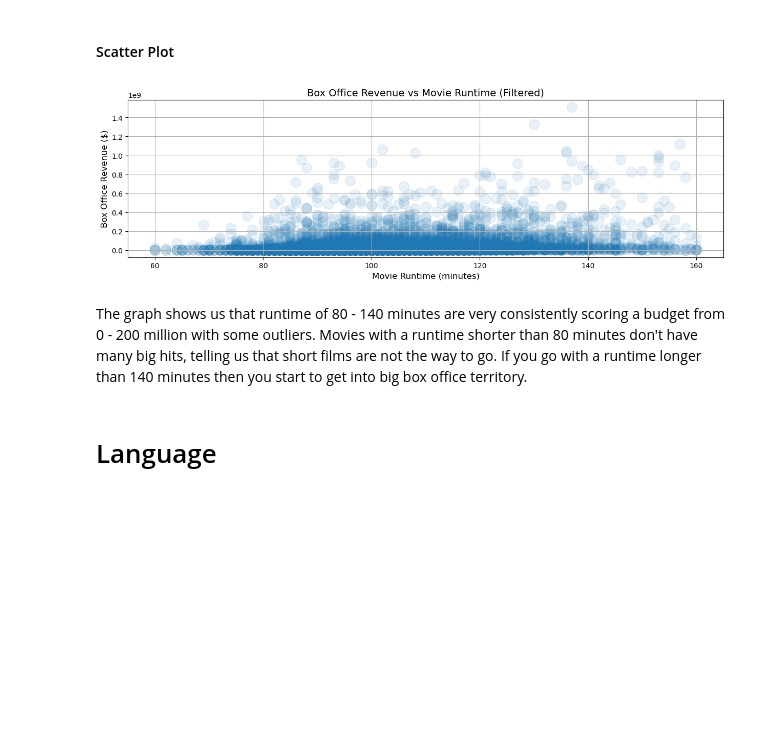
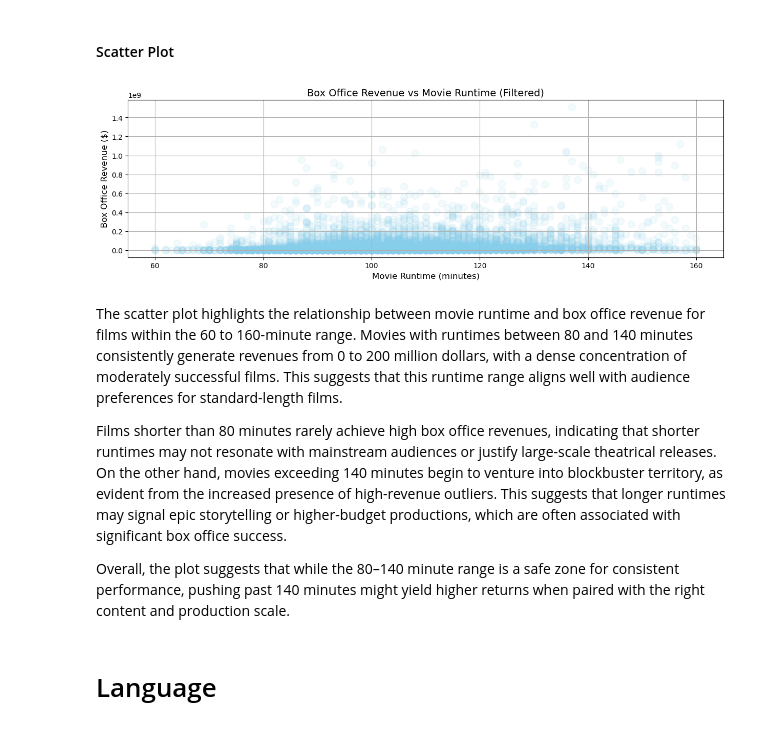
Before and after one commit to epfl-ada/ada-2024-project-conquistada, a Jupyter notebook: analysis_erik.ipynb, the cells around one changed output. Cells and saved outputs as stored; diff of their text form; code cells hidden in the pictures; blank space fills up the shorter version.

```diff
--- a/analysis_erik.ipynb
+++ b/analysis_erik.ipynb
@@ -59,5 +59,7 @@ tmdb = pd.read_csv(PATH + 'TMDB.csv', sep=',', header=0)
 tmdb.columns = ['id', 'Movie name', 'vote_average', 'vote_count' , 'status' , 'release_date' , 'revenue', 'runtime', 'adult', 'backdrop_path', 'budget', 'homepage', 'imdb_id', 'original_language', 'original_title', 'overview', 'popularity', 'poster_path', 'tagline', 'genres', 'production_companies', 'production_countries', 'spoken_languages', 'keywords' , 'net revenue', 'revenue/budget']
 tmdb['Extracted Genres'] = tmdb['genres'].apply(str_to_list)
 tmdb['Extracted Languages'] = tmdb['spoken_languages'].apply(str_to_list)
+# %%
+GRAPH_COLORS = ['skyblue', 'red']
 # %% [markdown]
 # Histogram of Box Office Revenue
@@ -83,19 +95,23 @@ plt.show()
 # %%
 # Filter out movies with runtime > 300 minutes and revenue > 1e9
 filtered_movies = movies[(movies['Movie runtime'] <= 160) &
                                  (movies['Movie runtime'] >= 60)]
 
 plt.figure(figsize=(15, 4))
-plt.scatter(filtered_movies['Movie runtime'], filtered_movies['Movie box office revenue'], alpha=0.1, s=200)
+plt.scatter(filtered_movies['Movie runtime'], filtered_movies['Movie box office revenue'], alpha=0.1, s=100, color=GRAPH_COLORS[0])
 plt.title('Box Office Revenue vs Movie Runtime (Filtered)', fontsize=14)
 plt.xlabel('Movie Runtime (minutes)', fontsize=12)
 plt.ylabel('Box Office Revenue ($)', fontsize=12)
 plt.grid(True)
 plt.show()
 # %% [output]
-[figure, old version]
+[figure, new version]
-# %% [markdown]
-The graph shows us that runtime of 80 - 140 minutes are very consistently scoring a budget from 0 - 200 million with some outliers. Movies with a runtime shorter than 80 minutes don't have many big hits, telling us that short films are not the way to go. If you go with a runtime longer than 140 minutes then you start to get into big box office territory.
+# %% [markdown]
+The scatter plot highlights the relationship between movie runtime and box office revenue for films within the 60 to 160-minute range. Movies with runtimes between 80 and 140 minutes consistently generate revenues from 0 to 200 million dollars, with a dense concentration of moderately successful films. This suggests that this runtime range aligns well with audience preferences for standard-length films.
+
+Films shorter than 80 minutes rarely achieve high box office revenues, indicating that shorter runtimes may not resonate with mainstream audiences or justify large-scale theatrical releases. On the other hand, movies exceeding 140 minutes begin to venture into blockbuster territory, as evident from the increased presence of high-revenue outliers. This suggests that longer runtimes may signal epic storytelling or higher-budget productions, which are often associated with significant box office success.
+
+Overall, the plot suggests that while the 80–140 minute range is a safe zone for consistent performance, pushing past 140 minutes might yield higher returns when paired with the right content and production scale.
 # %% [markdown]
 # Language
 # %% [markdown]
```
Also changed, not shown: parts of 5 cells of this notebook.
